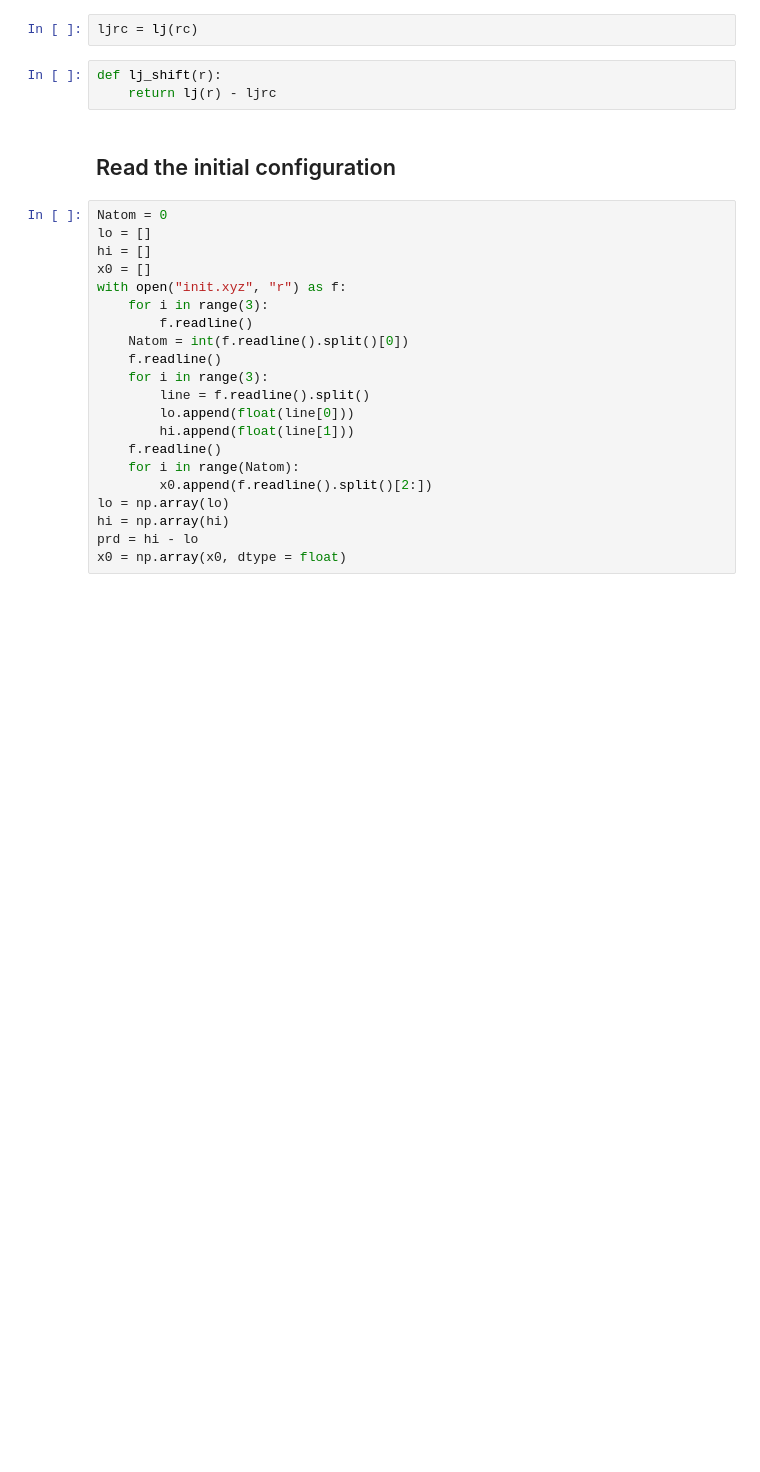
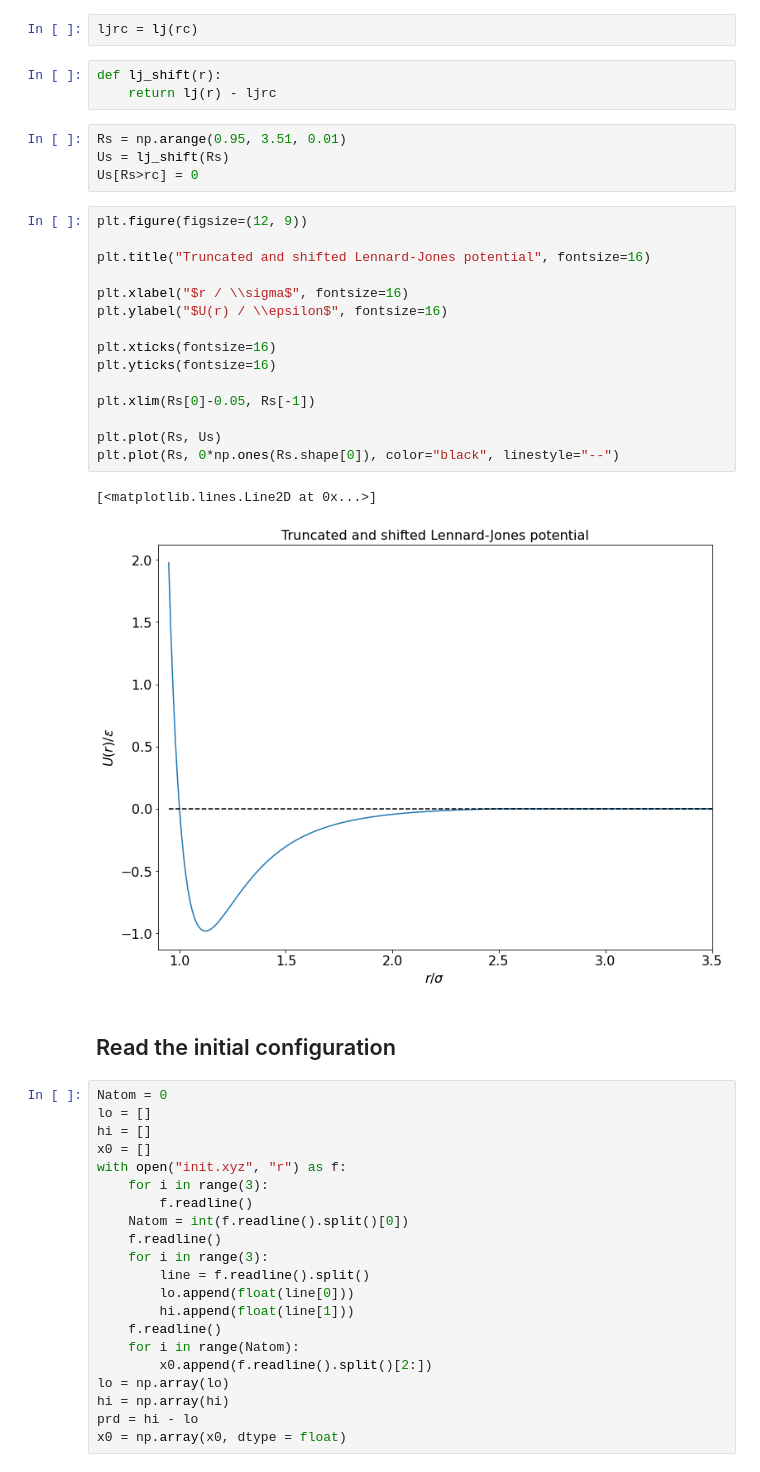
Before and after one commit to Yi-FanLi/MSE512-Final, a Jupyter notebook: 1/MC_noVerlet.ipynb, the cells around one changed output. Cells and saved outputs as stored; diff of their text form; blank space fills up the shorter version.

```diff
--- a/1/MC_noVerlet.ipynb
+++ b/1/MC_noVerlet.ipynb
@@ -42,6 +54,28 @@ ljrc = lj(rc)
 # %%
 def lj_shift(r):
     return lj(r) - ljrc
+# %%
+Rs = np.arange(0.95, 3.51, 0.01)
+Us = lj_shift(Rs)
+Us[Rs>rc] = 0
+# %%
+plt.figure(figsize=(12, 9))
+
+plt.title("Truncated and shifted Lennard-Jones potential", fontsize=16)
+
+plt.xlabel("$r / \\sigma$", fontsize=16)
+plt.ylabel("$U(r) / \\epsilon$", fontsize=16)
+
+plt.xticks(fontsize=16)
+plt.yticks(fontsize=16)
+
+plt.xlim(Rs[0]-0.05, Rs[-1])
+
+plt.plot(Rs, Us)
+plt.plot(Rs, 0*np.ones(Rs.shape[0]), color="black", linestyle="--")
+# %% [output]
+[<matplotlib.lines.Line2D at 0x...>]
+[figure, added]
 # %% [markdown]
 ## Read the initial configuration
 # %%
```
Also changed, not shown: parts of 8 cells of this notebook.
